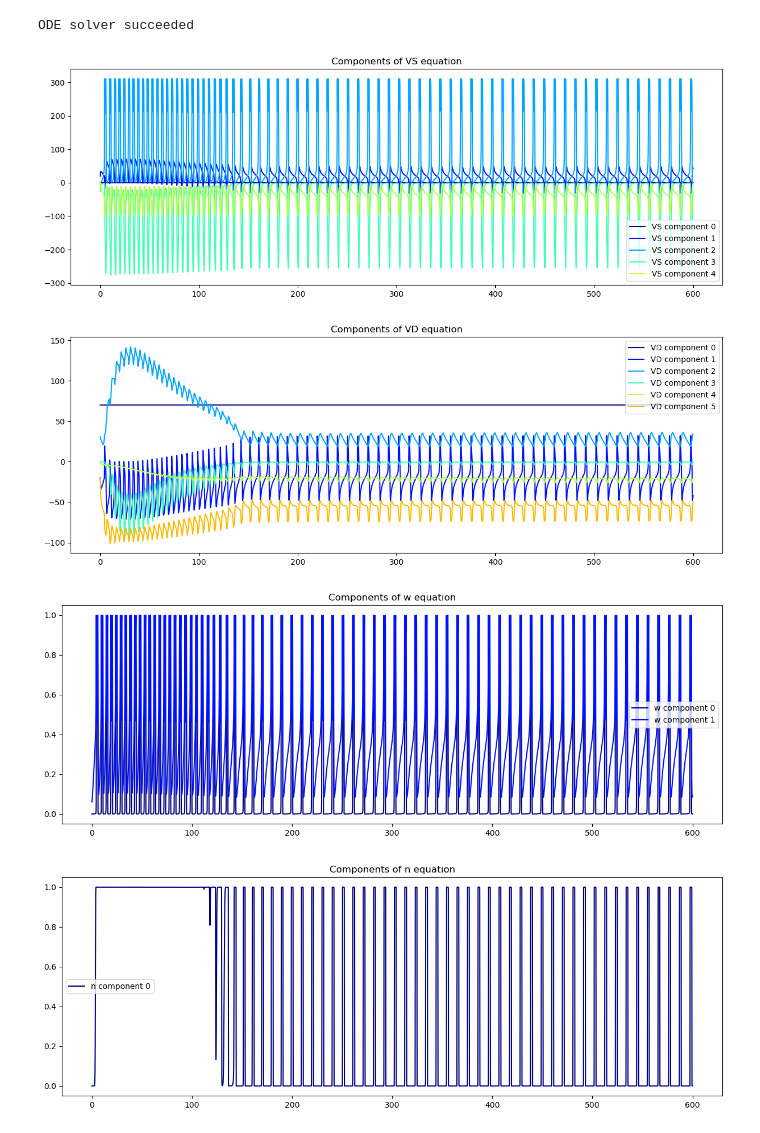
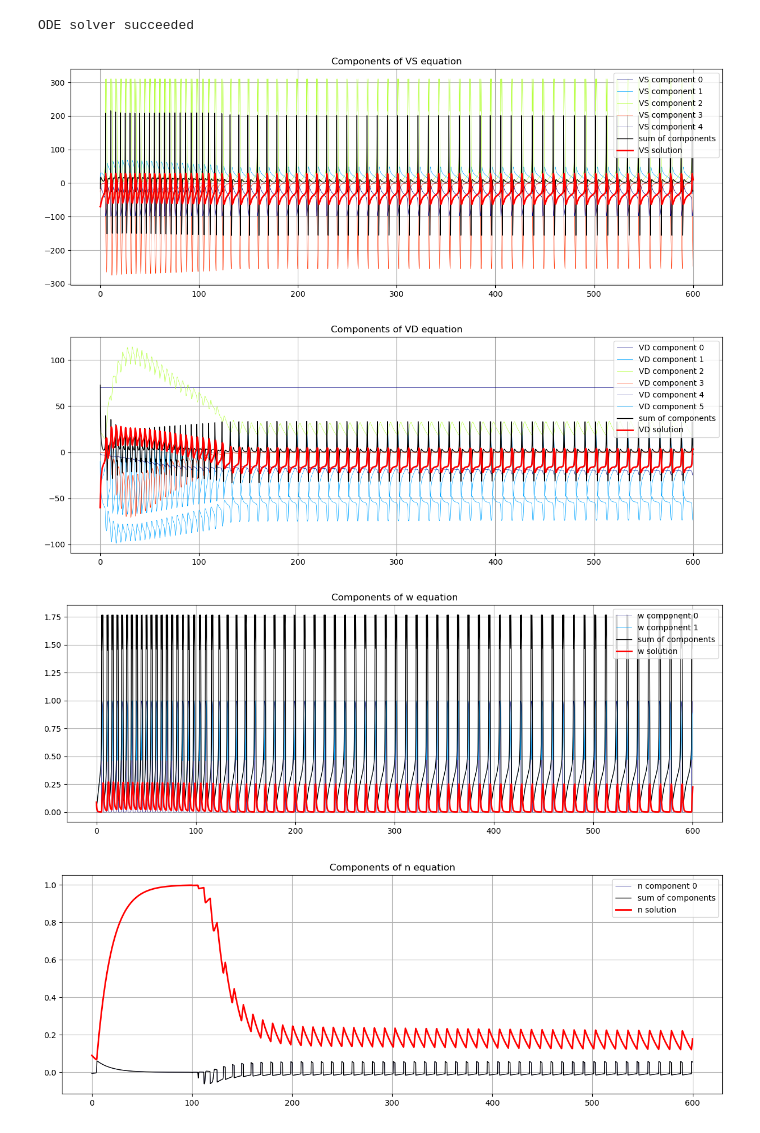
Before and after one commit to tommasovanini/Project3, a Jupyter notebook: main.ipynb, the cells around one changed output. Cells and saved outputs as stored; diff of their text form; code cells hidden in the pictures.

```diff
--- a/main.ipynb
+++ b/main.ipynb
@@ -38,8 +41,8 @@ sol = scipy.integrate.solve_ivp(fun = lambda t, y: dydt(t, y, Data),
                                 y0 = y_init,
                                 t_eval = t_eval,
                                 method = 'RK45',
-                                atol = 1e-5,
-                                rtol = 1e-5,
+                                atol = 1e-6,
+                                rtol = 1e-6,
                                 vectorized=False)
 
 if not sol.success:
@@ -67,18 +70,21 @@ _, _, _, _, _, _, _, _, pieces = dydt_vectorized(time, sol.y, Data, return_full=
 # %%
 cmap = plt.get_cmap('jet')
 colors = cmap(np.linspace(0, 1, 8))
 figsize = (15, 5)
 variables = ['VS', 'VD', 'w', 'n', 'h', 'c', 'q', 'Ca']
 
 for j in range(len(pieces)):
     plt.figure(figsize=figsize)
     plt.title("Components of " + variables[j] + " equation")
     for i in range(len(pieces[j])):
-        plt.plot(time, pieces[j][i, :], label=variables[j] + " component " + str(i), color=colors[i])
+        plt.plot(time, pieces[j][i, :], label=variables[j] + " component " + str(i), color=colors[2*i%8], linewidth=0.5)
+    plt.plot(time, np.sum(pieces[j], axis=0), label="sum of components", color='black', linewidth=1, linestyle='-')
+    plt.plot(time, sol.y[j, :], label=variables[j] + " solution", color='red', linewidth=2)
     plt.legend()
+    plt.grid()
     plt.show()
 # %% [output]
-[figure, old version]
+[figure, new version]
-[figure, old version]
+[figure, new version]
-[figure, old version]
+[figure, new version]
-[figure, old version]
+[figure, new version]
```
Also changed, not shown: parts of 7 cells of this notebook, 2 other files.
